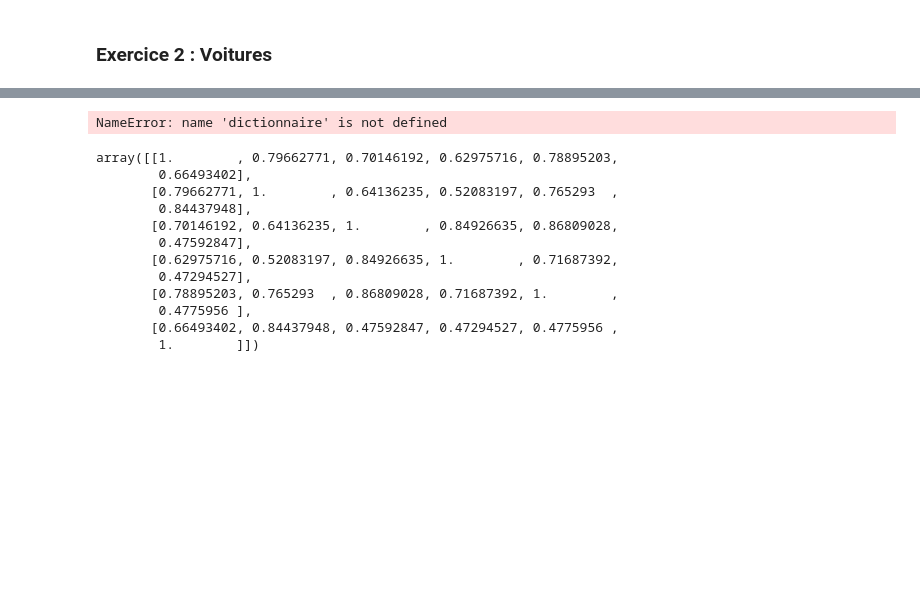
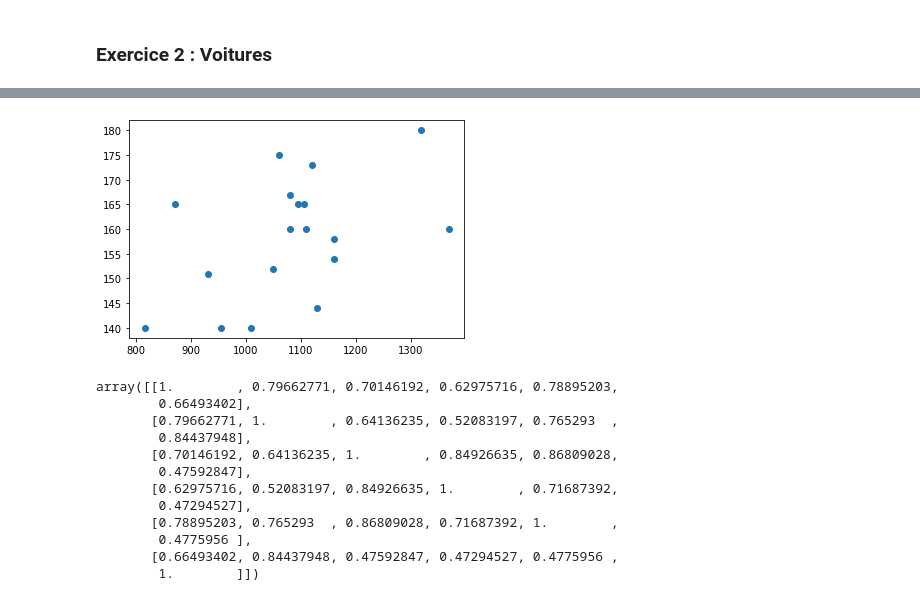
Before and after one commit to FloDarPie/L3, a Jupyter notebook: S5/MathIA/Statistique/Acp.ipynb, the cells around one changed output, grey strips where cells are left out. Saved outputs shown, nothing was run; the diff lists cells and outputs as text; code cells hidden in the pictures; blank space fills up the shorter version.

```diff
--- a/S5/MathIA/Statistique/Acp.ipynb
+++ b/S5/MathIA/Statistique/Acp.ipynb
@@ -199,8 +217,8 @@ NameError: name 'dictionnaire' is not defined
 # %%
-plt.scatter(dictionnaire[L[4]], dictionnaire[L[5]])
+plt.scatter(Z[L[4]], Z[L[5]])
 plt.show()
 # %% [output]
-NameError: name 'dictionnaire' is not defined
+[figure, added]
 # %%
 # C'est parti pour l'Analyse en Composante Principale
 #oui
```
Also changed, not shown: parts of 9 cells of this notebook, 31 other files.
